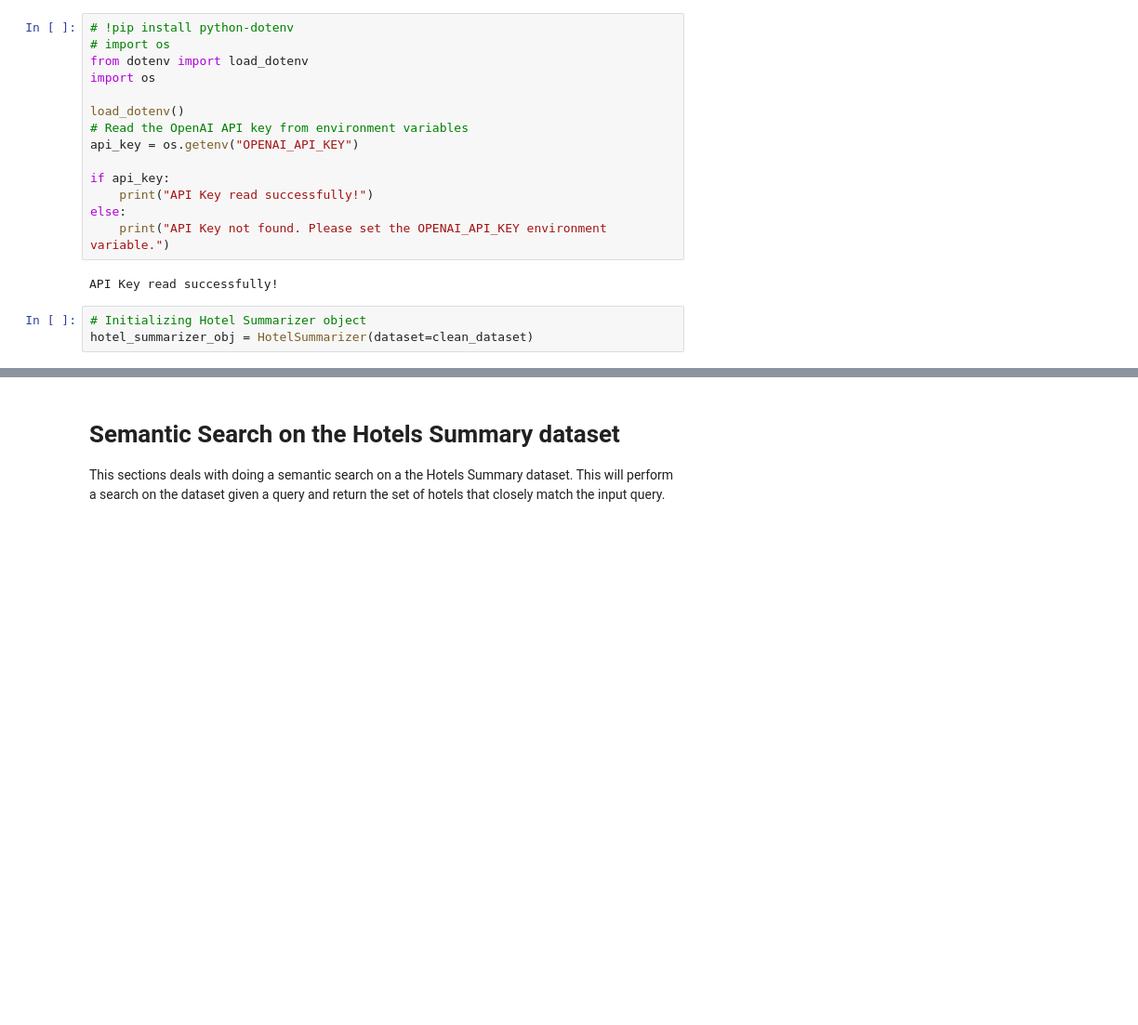
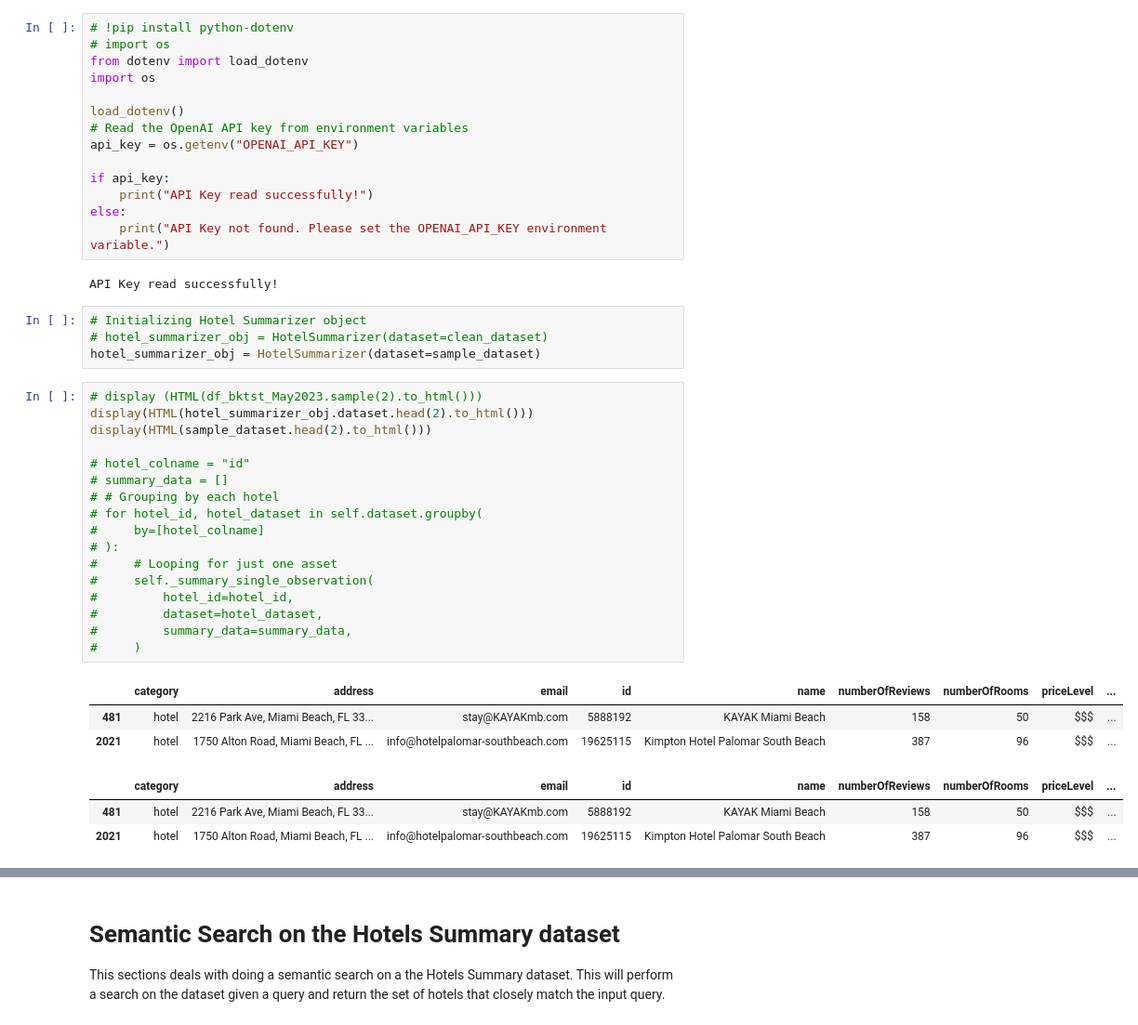
Before and after one commit to HassanAlam55/Stanford_TECH_14_Fall2024, a Jupyter notebook: Module_4_Group_5_Miami_Hotel_Summaries_.ipynb, the cells around one changed output, grey strips where cells are left out. Shown: that part at 93% size. Drawn from its saved outputs; the diff is of its cells as text; blank space fills up the shorter version.

```diff
--- a/Module_4_Group_5_Miami_Hotel_Summaries_.ipynb
+++ b/Module_4_Group_5_Miami_Hotel_Summaries_.ipynb
@@ -1335,4 +1351,29 @@ else:
 API Key read successfully!
 # %%
 # Initializing Hotel Summarizer object
-hotel_summarizer_obj = HotelSummarizer(dataset=clean_dataset)
+# hotel_summarizer_obj = HotelSummarizer(dataset=clean_dataset)
+hotel_summarizer_obj = HotelSummarizer(dataset=sample_dataset)
+# %%
+# display (HTML(df_bktst_May2023.sample(2).to_html()))
+display(HTML(hotel_summarizer_obj.dataset.head(2).to_html()))
+display(HTML(sample_dataset.head(2).to_html()))
+
+# hotel_colname = "id"
+# summary_data = []
+# # Grouping by each hotel
+# for hotel_id, hotel_dataset in self.dataset.groupby(
+#     by=[hotel_colname]
+# ):
+#     # Looping for just one asset
+#     self._summary_single_observation(
+#         hotel_id=hotel_id,
+#         dataset=hotel_dataset,
+#         summary_data=summary_data,
+#     )
+# %% [output]
+|  | category | address | email | id | name | numberOfReviews | numberOfRooms | priceLevel | ... |
+| 481 | hotel | 2216 Park Ave, Miami Beach, FL 33... | stay@KAYAKmb.com | 5888192 | KAYAK Miami Beach | 158 | 50 | $$$ | ... |
+| 2021 | hotel | 1750 Alton Road, Miami Beach, FL ... | info@hotelpalomar-southbeach.com | 19625115 | Kimpton Hotel Palomar South Beach | 387 | 96 | $$$ | ... |
+|  | category | address | email | id | name | numberOfReviews | numberOfRooms | priceLevel | ... |
+| 481 | hotel | 2216 Park Ave, Miami Beach, FL 33... | stay@KAYAKmb.com | 5888192 | KAYAK Miami Beach | 158 | 50 | $$$ | ... |
+| 2021 | hotel | 1750 Alton Road, Miami Beach, FL ... | info@hotelpalomar-southbeach.com | 19625115 | Kimpton Hotel Palomar South Beach | 387 | 96 | $$$ | ... |
```
Also changed, not shown: parts of 21 cells of this notebook.
